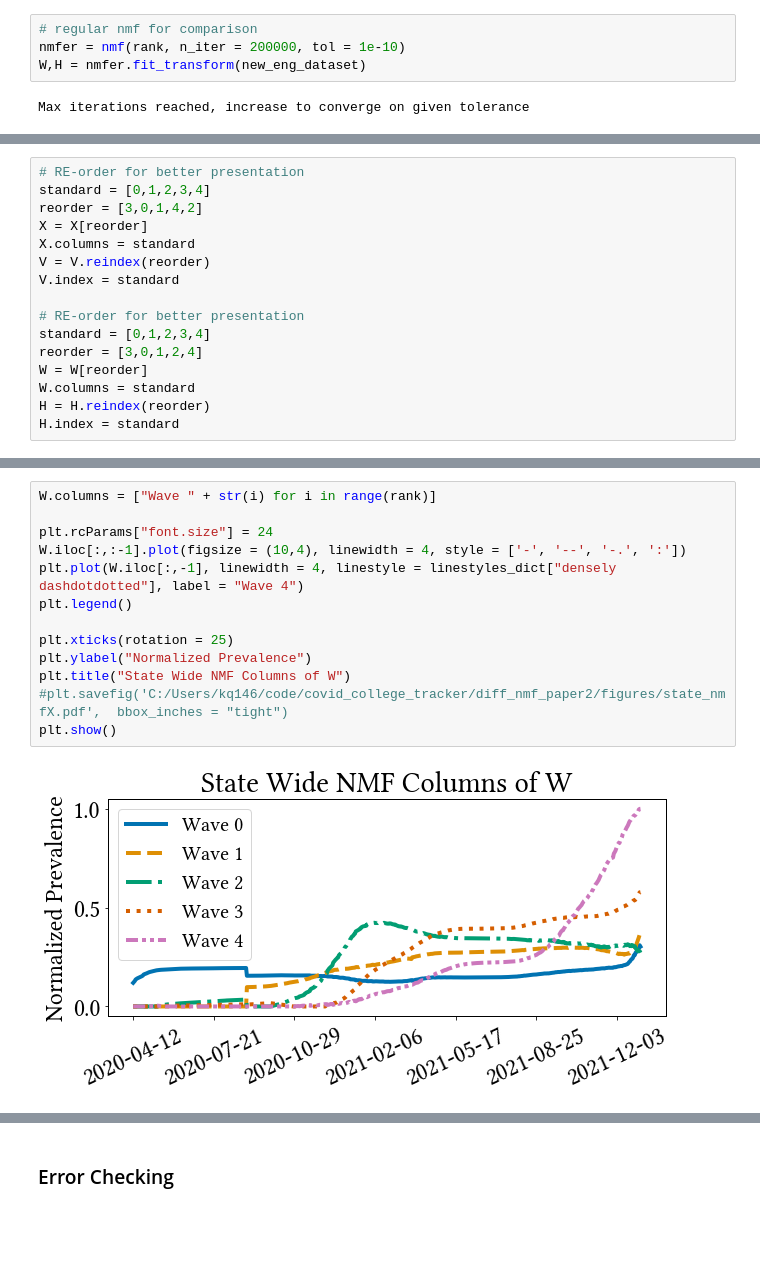
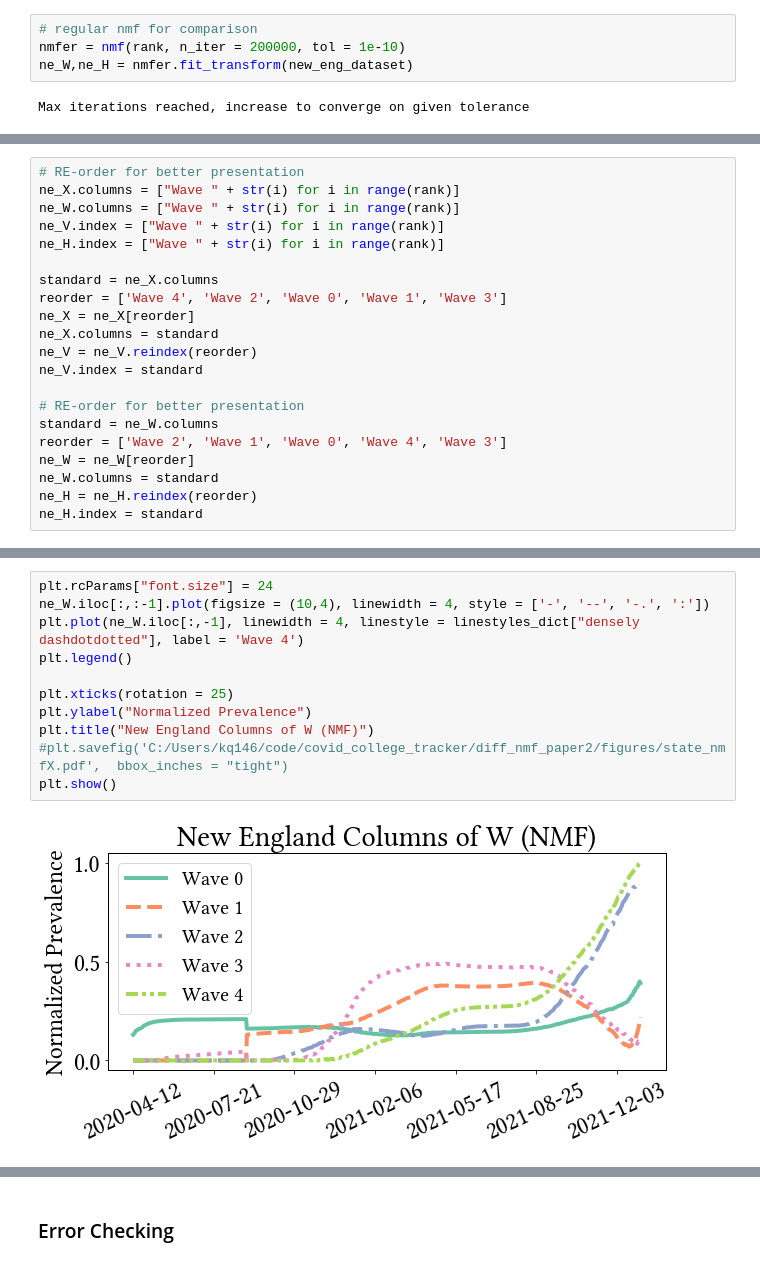
Before and after one commit to kevin-q2/diffusion_nmf, a Jupyter notebook: examples/county_example.ipynb, the cells around one changed output, grey strips where cells are left out. Cells and saved outputs as stored; diff of their text form; blank space fills up the shorter version.

```diff
--- a/examples/county_example.ipynb
+++ b/examples/county_example.ipynb
@@ -192,7 +129,7 @@ Max iterations reached, increase to converge on given tolerance
 # %%
 # regular nmf for comparison
 nmfer = nmf(rank, n_iter = 200000, tol = 1e-10)
-W,H = nmfer.fit_transform(new_eng_dataset)
+ne_W,ne_H = nmfer.fit_transform(new_eng_dataset)
 # %% [output]
 Max iterations reached, increase to converge on given tolerance
 # %%
@@ -207,17 +146,22 @@ H = pd.DataFrame(H, columns = new_eng_dataset.columns)
 # %%
 # RE-order for better presentation
-standard = [0,1,2,3,4]
-reorder = [3,0,1,4,2]
-X = X[reorder]
-X.columns = standard
-V = V.reindex(reorder)
-V.index = standard
+ne_X.columns = ["Wave " + str(i) for i in range(rank)]
+ne_W.columns = ["Wave " + str(i) for i in range(rank)]
+ne_V.index = ["Wave " + str(i) for i in range(rank)]
+ne_H.index = ["Wave " + str(i) for i in range(rank)]
+
+standard = ne_X.columns
+reorder = ['Wave 4', 'Wave 2', 'Wave 0', 'Wave 1', 'Wave 3']
+ne_X = ne_X[reorder]
+ne_X.columns = standard
+ne_V = ne_V.reindex(reorder)
+ne_V.index = standard
 
 # RE-order for better presentation
-standard = [0,1,2,3,4]
-reorder = [3,0,1,2,4]
-W = W[reorder]
-W.columns = standard
-H = H.reindex(reorder)
-H.index = standard
+standard = ne_W.columns
+reorder = ['Wave 2', 'Wave 1', 'Wave 0', 'Wave 4', 'Wave 3']
+ne_W = ne_W[reorder]
+ne_W.columns = standard
+ne_H = ne_H.reindex(reorder)
+ne_H.index = standard
 # %%
@@ -238,15 +180,13 @@ plt.show()
 # %%
-W.columns = ["Wave " + str(i) for i in range(rank)]
-
 plt.rcParams["font.size"] = 24
-W.iloc[:,:-1].plot(figsize = (10,4), linewidth = 4, style = ['-', '--', '-.', ':'])
-plt.plot(W.iloc[:,-1], linewidth = 4, linestyle = linestyles_dict["densely dashdotdotted"], label = "Wave 4")
+ne_W.iloc[:,:-1].plot(figsize = (10,4), linewidth = 4, style = ['-', '--', '-.', ':'])
+plt.plot(ne_W.iloc[:,-1], linewidth = 4, linestyle = linestyles_dict["densely dashdotdotted"], label = 'Wave 4')
 plt.legend()
 
 plt.xticks(rotation = 25)
 plt.ylabel("Normalized Prevalence")
-plt.title("State Wide NMF Columns of W")
+plt.title("New England Columns of W (NMF)")
 #plt.savefig('C:/Users/kq146/code/covid_college_tracker/diff_nmf_paper2/figures/state_nmfX.pdf',  bbox_inches = "tight")
 plt.show()
 # %% [output]
-[figure, old version]
+[figure, new version]
```
Also changed, not shown: parts of 48 cells of this notebook, 12 other files.
